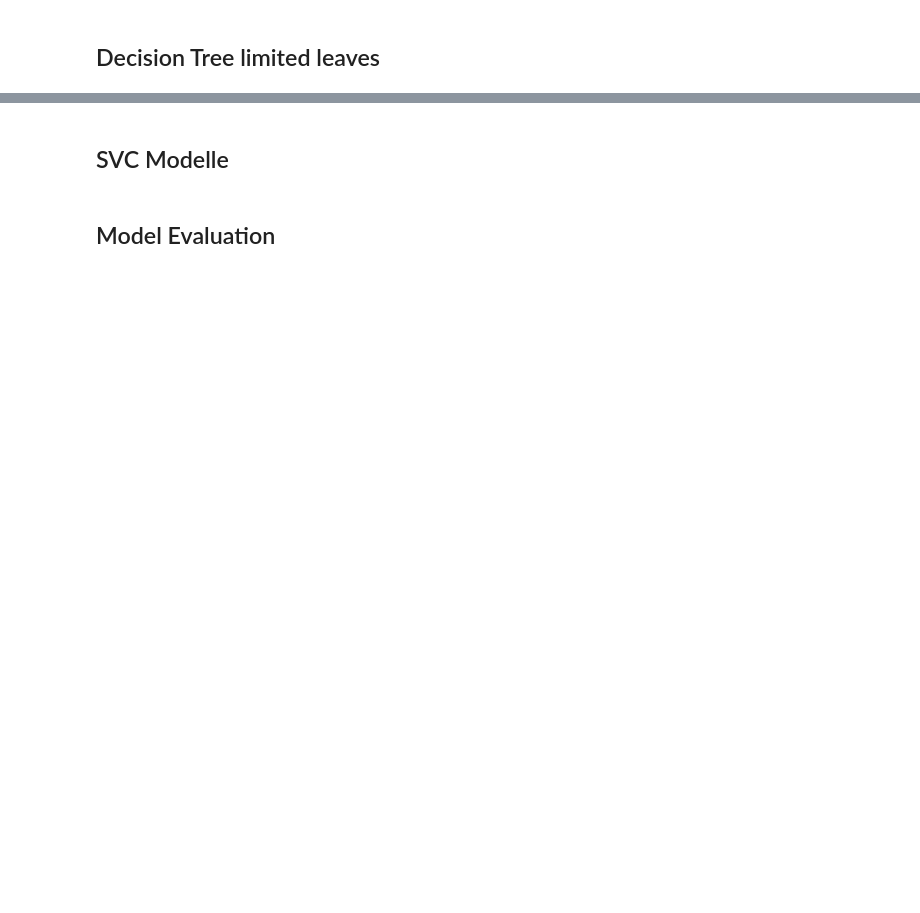
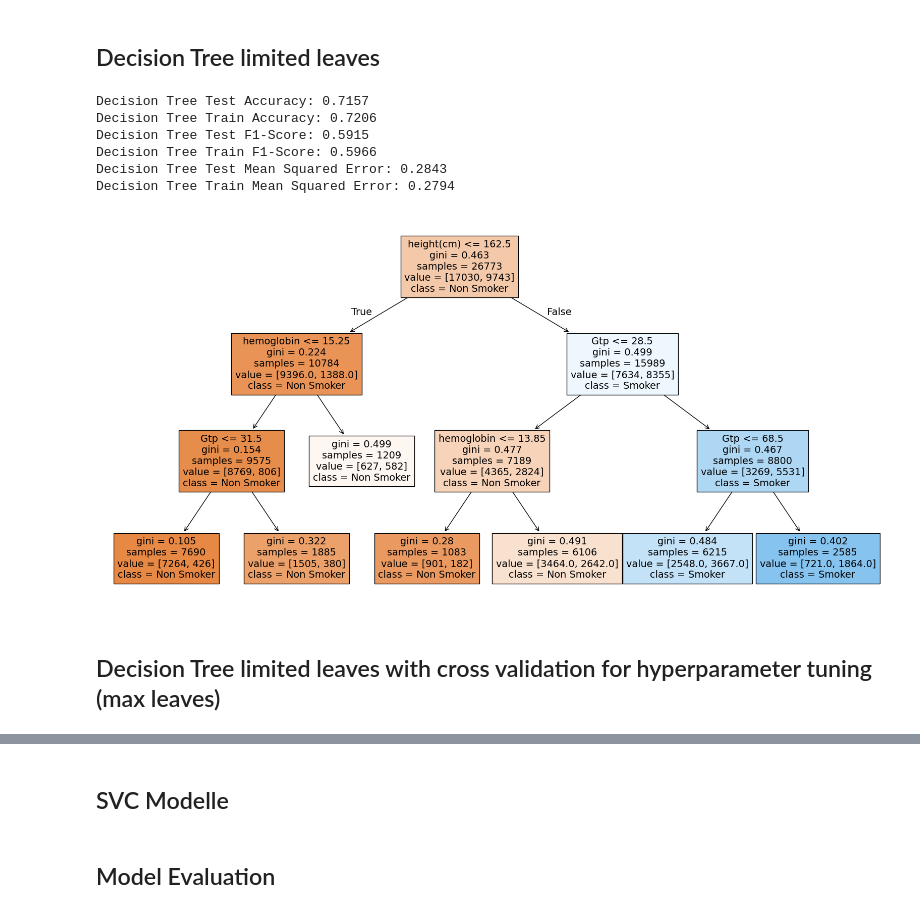
Before and after one commit to jonaRumberg/datascienceportfolio, a Jupyter notebook: smoker-models.ipynb, the cells around one changed output, grey strips where cells are left out. Drawn from its saved outputs; the diff is of its cells as text; code cells hidden in the pictures; blank space fills up the shorter version.

Commit message:
rework models up to ccp_alpha

```diff
--- a/smoker-models.ipynb
+++ b/smoker-models.ipynb
@@ -18,9 +16,16 @@ df_train = df_train.drop_duplicates()
 # %% [markdown]
 # Machine Learning Modelle
 # %%
+# Load the dataset
+df = pd.read_csv("data/smoker_train.csv")
+df = df.drop_duplicates()
+
 # store test error and train error for each model
 # [model, test_mse, train_mse, test_accuracy, train_accuracy, test_f1, train_f1]
 model_errors = []
+
+# Split the data into test and train sets
+df_train, df_test = train_test_split(df, test_size=0.2, random_state=42)
 # %% [markdown]
 ## Naives Modell
 # %%
@@ -64,3 +135,49 @@ print(f"Test Mean Squared Error: {mse}")
 # %% [markdown]
 ## Decision Tree limited leaves
+# %%
+X = df_train.drop('smoking', axis=1)
+X_test = df_test.drop('smoking', axis=1)
+y = df_train['smoking']
+y_test = df_test['smoking']
+
+# Training der Modelle
+dtc = DecisionTreeClassifier(random_state=0, max_leaf_nodes=7).fit(X, y)
+
+y_pred_train = dtc.predict(X)
+y_pred = dtc.predict(X_test)
+
+# Calc error values
+accuracy_train = accuracy_score(y, y_pred_train)
+accuracy_test = accuracy_score(y_test, y_pred)
+
+f1_train = f1_score(y, y_pred_train)
+f1_test = f1_score(y_test, y_pred)
+
+mse_train = mean_squared_error(y, y_pred_train)
+mse_test = mean_squared_error(y_test, y_pred)
+
+print(f"Decision Tree Test Accuracy: {accuracy_test:.4f}")
+print(f"Decision Tree Train Accuracy: {accuracy_train:.4f}")
+print(f"Decision Tree Test F1-Score: {f1_test:.4f}")
+print(f"Decision Tree Train F1-Score: {f1_train:.4f}")
+print(f"Decision Tree Test Mean Squared Error: {mse_test:.4f}")
+print(f"Decision Tree Train Mean Squared Error: {mse_train:.4f}")
+
+model_errors.append(['Decision Tree', mse_test, mse_train, accuracy_test, accuracy_train, f1_test, f1_train])
+# %% [output]
+Decision Tree Test Accuracy: 0.7157
+Decision Tree Train Accuracy: 0.7206
+Decision Tree Test F1-Score: 0.5915
+Decision Tree Train F1-Score: 0.5966
+Decision Tree Test Mean Squared Error: 0.2843
+Decision Tree Train Mean Squared Error: 0.2794
+# %%
+# Entscheidungsbaum des besten Modells visualisieren
+plt.figure(figsize=(20, 10))
+plot_tree(dtc, filled=True, feature_names=X.columns, class_names=["Non Smoker", "Smoker"])
+plt.show()
+# %% [output]
+[figure, added]
+# %% [markdown]
+## Decision Tree limited leaves with cross validation for hyperparameter tuning (max leaves)
 # %%
```
Also changed, not shown: parts of 15 cells of this notebook.
